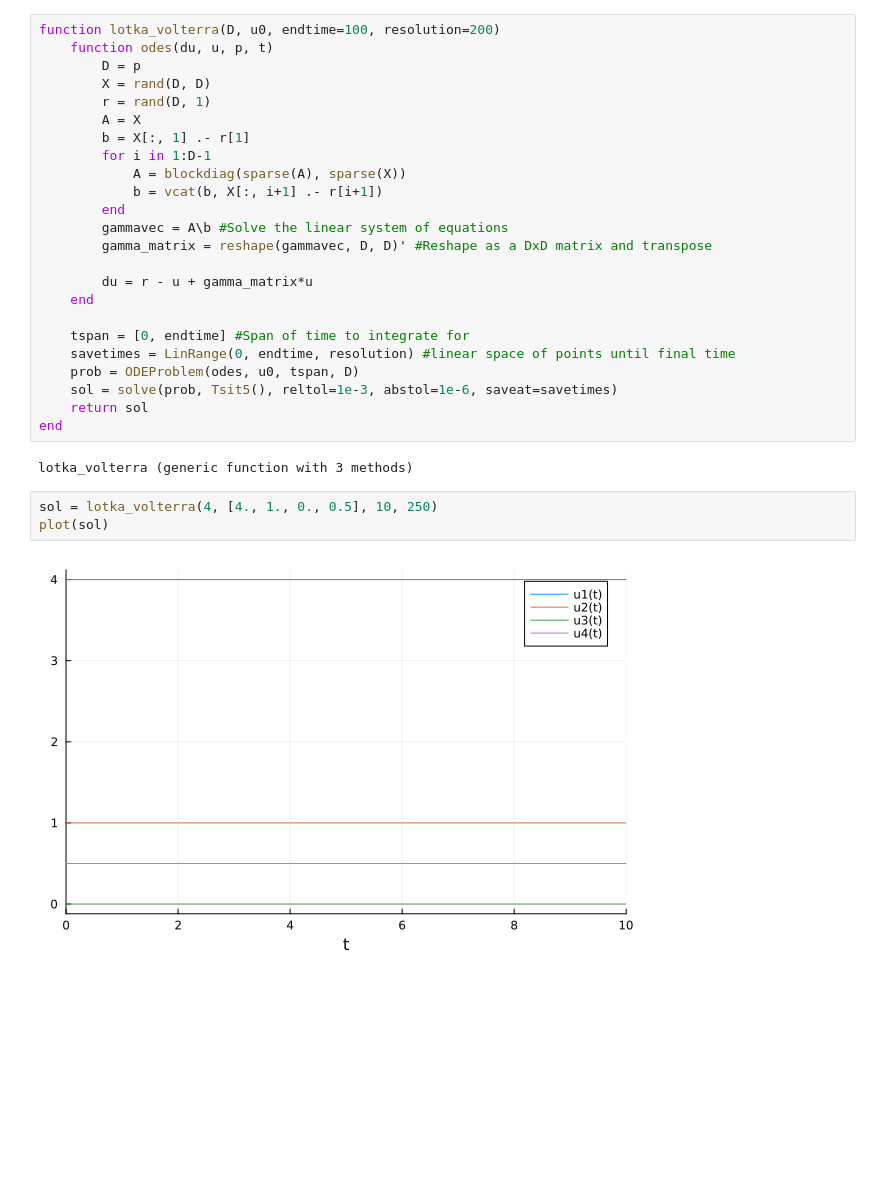
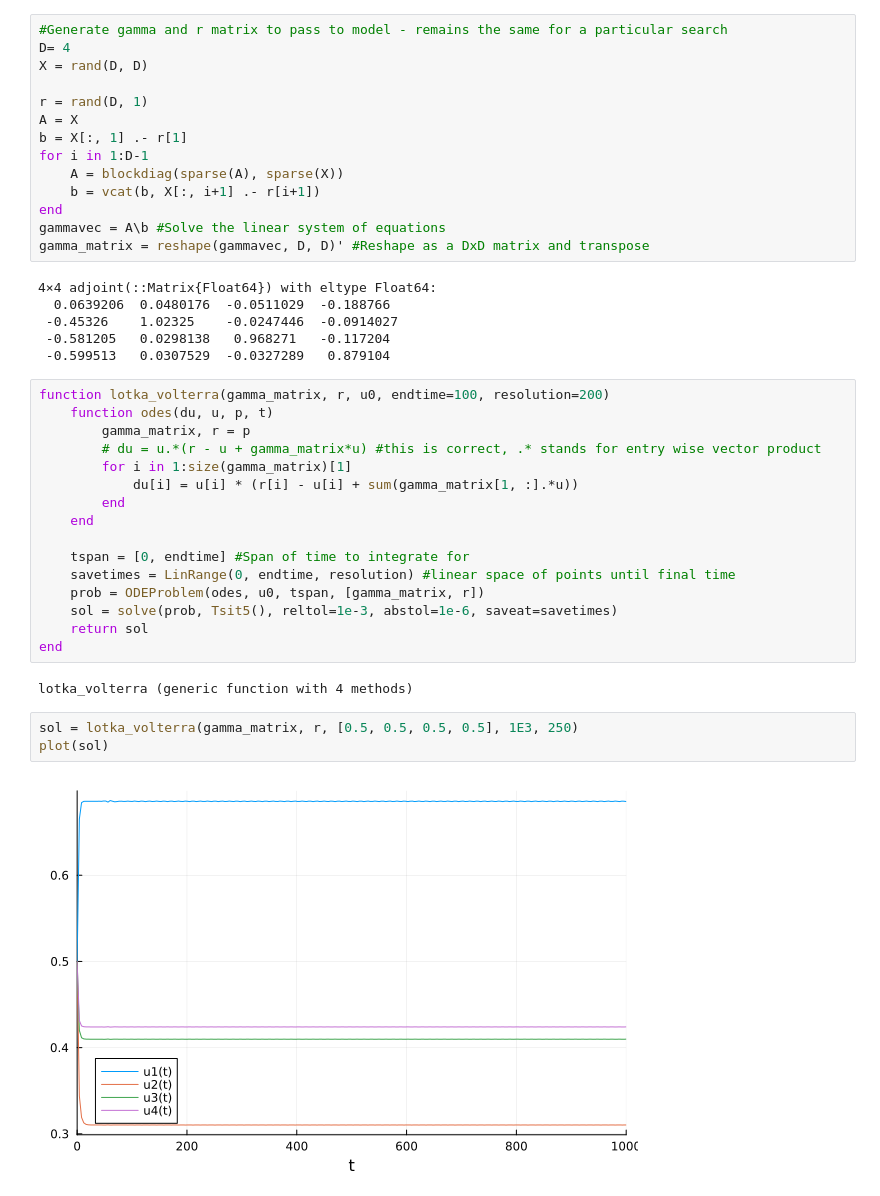
Before and after one commit to cjmerzbacher/sampling-networks, a Jupyter notebook: multistability/lotka_volterra/model_generation.ipynb, the cells around one changed output. Cells and saved outputs as stored; diff of their text form; blank space fills up the shorter version.

```diff
--- a/multistability/lotka_volterra/model_generation.ipynb
+++ b/multistability/lotka_volterra/model_generation.ipynb
@@ -6,31 +9,43 @@ using Plots
+# %%
+#Generate gamma and r matrix to pass to model - remains the same for a particular search
+D= 4
+X = rand(D, D)
+
+r = rand(D, 1)
+A = X
+b = X[:, 1] .- r[1]
+for i in 1:D-1
+    A = blockdiag(sparse(A), sparse(X))
+    b = vcat(b, X[:, i+1] .- r[i+1])
+end
+gammavec = A\b #Solve the linear system of equations
+gamma_matrix = reshape(gammavec, D, D)' #Reshape as a DxD matrix and transpose
+# %% [output]
+4×4 adjoint(::Matrix{Float64}) with eltype Float64:
+  0.0639206  0.0480176  -0.0511029  -0.188766
+ -0.45326    1.02325    -0.0247446  -0.0914027
+ -0.581205   0.0298138   0.968271   -0.117204
+ -0.599513   0.0307529  -0.0327289   0.879104
 # %%
-function lotka_volterra(D, u0, endtime=100, resolution=200)
+function lotka_volterra(gamma_matrix, r, u0, endtime=100, resolution=200)
     function odes(du, u, p, t)
-        D = p
-        X = rand(D, D)
-        r = rand(D, 1)
-        A = X
-        b = X[:, 1] .- r[1]
-        for i in 1:D-1
-            A = blockdiag(sparse(A), sparse(X))
-            b = vcat(b, X[:, i+1] .- r[i+1])
+        gamma_matrix, r = p
+        # du = u.*(r - u + gamma_matrix*u) #this is correct, .* stands for entry wise vector product
+        for i in 1:size(gamma_matrix)[1]
+            du[i] = u[i] * (r[i] - u[i] + sum(gamma_matrix[1, :].*u))
         end
-        gammavec = A\b #Solve the linear system of equations
-        gamma_matrix = reshape(gammavec, D, D)' #Reshape as a DxD matrix and transpose
-
-        du = r - u + gamma_matrix*u
     end
 
     tspan = [0, endtime] #Span of time to integrate for
     savetimes = LinRange(0, endtime, resolution) #linear space of points until final time
-    prob = ODEProblem(odes, u0, tspan, D)
+    prob = ODEProblem(odes, u0, tspan, [gamma_matrix, r])
     sol = solve(prob, Tsit5(), reltol=1e-3, abstol=1e-6, saveat=savetimes)
     return sol
 end
 # %% [output]
-lotka_volterra (generic function with 3 methods)
+lotka_volterra (generic function with 4 methods)
 # %%
-sol = lotka_volterra(4, [4., 1., 0., 0.5], 10, 250)
+sol = lotka_volterra(gamma_matrix, r, [0.5, 0.5, 0.5, 0.5], 1E3, 250)
 plot(sol)
 # %% [output]
-[figure, old version]
+[figure, new version]
```
Also changed, not shown: parts of 3 cells of this notebook, 2 other files.
